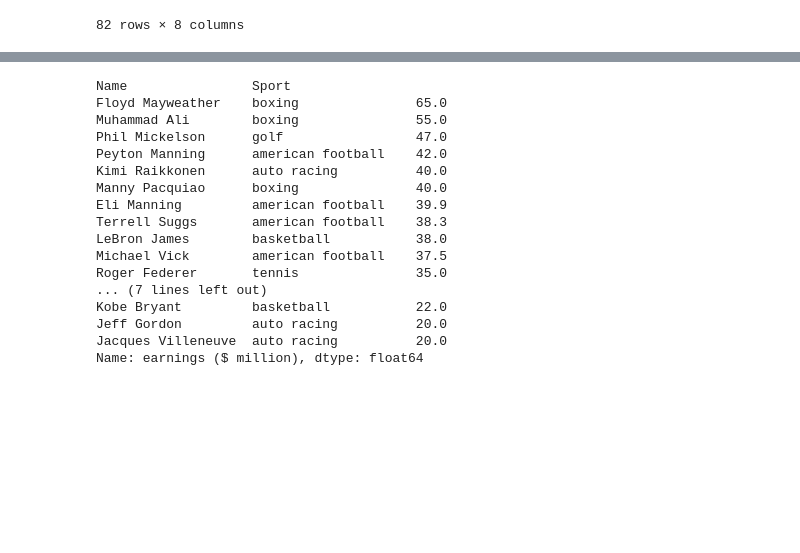
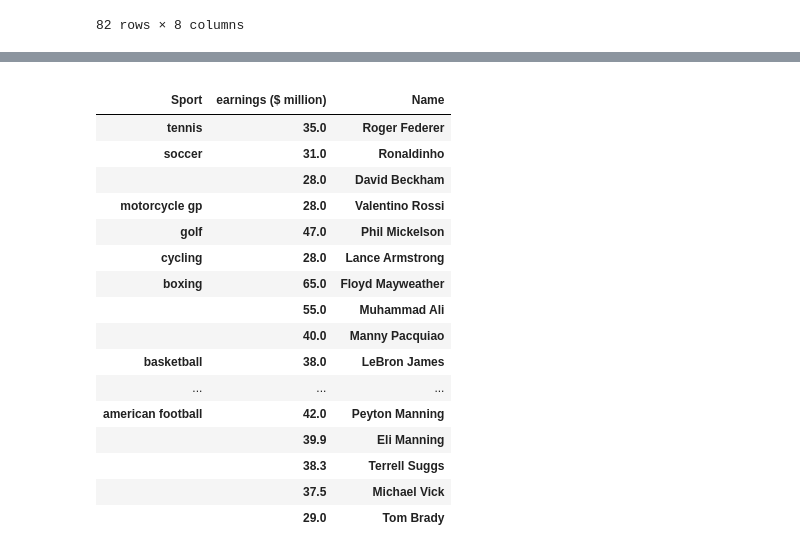
Before and after one commit to Data-G17A/Proyecto-Modulo2, a Jupyter notebook: proyecto.ipynb, the cells around one changed output, grey strips where cells are left out. Cells and saved outputs as stored; diff of their text form; code cells hidden in the pictures; blank space fills up the shorter version.

```diff
--- a/proyecto.ipynb
+++ b/proyecto.ipynb
@@ -488,22 +530,27 @@ AttributeError: 'SeriesGroupBy' object has no attribute 'sort_values'
 # %%
-Total_earnings_2dec=df_2000_2010.groupby(['Name','Sport'])["earnings ($ million)"].sum()
-print(Total_earnings_2dec.sort_values(ascending=False))
+Total_earnings_2dec=df_2000_2010.groupby(['Name','Sport'])["earnings ($ million)"].max()
+Total_earnings_2dec=Total_earnings_2dec.sort_values(ascending=False)
+#print(Total_earnings_2dec)
+df4_2dec=pd.DataFrame( Total_earnings_2dec)
+
+df4_2dec.groupby(["Sport","earnings ($ million)","Name"]).max().sort_values(by=["Sport","earnings ($ million)"],ascending=False)
 # %% [output]
-Name                Sport
-Floyd Mayweather    boxing               65.0
-Muhammad Ali        boxing               55.0
-Phil Mickelson      golf                 47.0
-Peyton Manning      american football    42.0
-Kimi Raikkonen      auto racing          40.0
-Manny Pacquiao      boxing               40.0
-Eli Manning         american football    39.9
-Terrell Suggs       american football    38.3
-LeBron James        basketball           38.0
-Michael Vick        american football    37.5
-Roger Federer       tennis               35.0
-... (7 lines left out)
-Kobe Bryant         basketball           22.0
-Jeff Gordon         auto racing          20.0
-Jacques Villeneuve  auto racing          20.0
-Name: earnings ($ million), dtype: float64
+|  |  |  |
+| Sport | earnings ($ million) | Name |
+| tennis | 35.0 | Roger Federer |
+| soccer | 31.0 | Ronaldinho |
+|  | 28.0 | David Beckham |
+| motorcycle gp | 28.0 | Valentino Rossi |
+| golf | 47.0 | Phil Mickelson |
+| cycling | 28.0 | Lance Armstrong |
+| boxing | 65.0 | Floyd Mayweather |
+|  | 55.0 | Muhammad Ali |
+|  | 40.0 | Manny Pacquiao |
+| basketball | 38.0 | LeBron James |
+| ... | ... | ... |
+| american football | 42.0 | Peyton Manning |
+|  | 39.9 | Eli Manning |
+|  | 38.3 | Terrell Suggs |
+|  | 37.5 | Michael Vick |
+|  | 29.0 | Tom Brady |
 # %%
```
Also changed, not shown: parts of 9 cells of this notebook.
